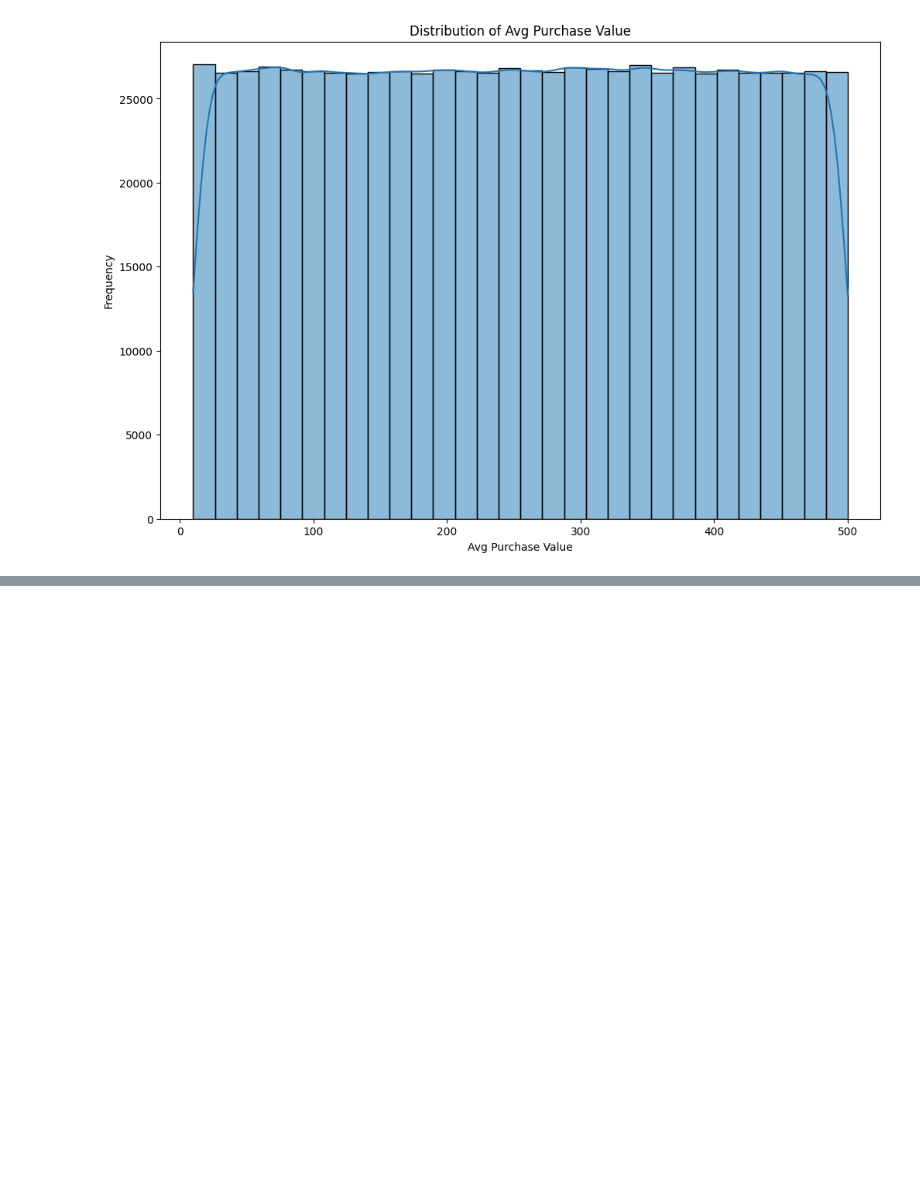
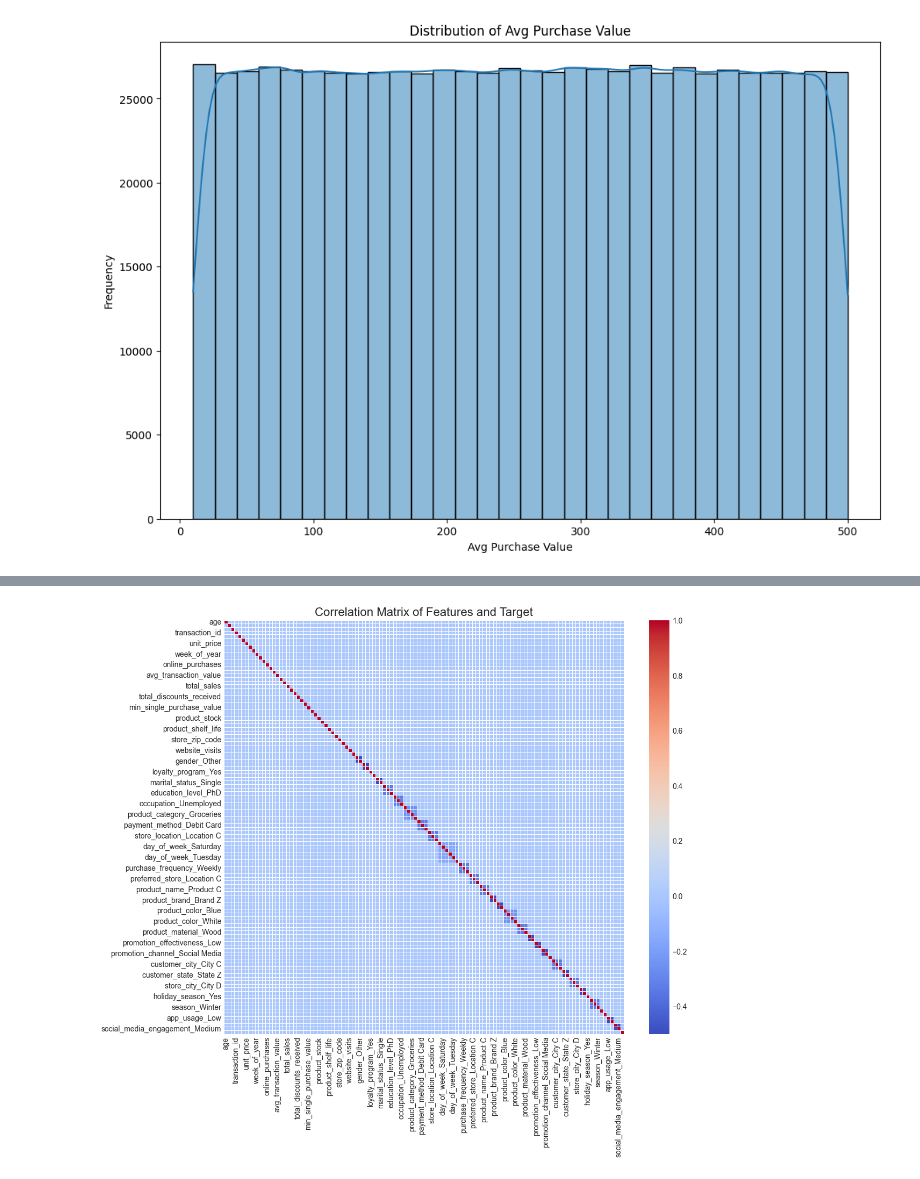
Before and after one commit to Shivansh-Verma7719/retail-task-cs-3410, a Jupyter notebook: notebooks/data_exploration.ipynb, the cells around one changed output, grey strips where cells are left out. Saved outputs shown, nothing was run; the diff lists cells and outputs as text; code cells hidden in the pictures; blank space fills up the shorter version.

Commit message:
feat: data is weird (corr)

```diff
--- a/notebooks/data_exploration.ipynb
+++ b/notebooks/data_exploration.ipynb
@@ -88,0 +124,9 @@ ValueError: could not convert string to float: 'Female'
+# %%
+X = df.drop('avg_purchase_value', axis=1)
+y = df['avg_purchase_value']
+
+# Apply the one-hot encoding
+X_processed = one_hot_encode(X)
+
+print("\n--- Processed Features (X) after One-Hot Encoding ---")
+print(X_processed.head())
@@ -88,0 +151,19 @@ ValueError: could not convert string to float: 'Female'
+# %%
+final_df = pd.concat([X_processed, y], axis=1)
+
+correlation_matrix = final_df.corr()
+
+# Visualize the correlation matrix using a heatmap
+plt.style.use('seaborn-v0_8-whitegrid')
+plt.figure(figsize=(12, 10))
+sns.heatmap(
+    correlation_matrix,
+    annot=False,          # Show the correlation values on the heatmap
+    cmap='coolwarm',     # Use a color map that's good for correlations (positive/negative)
+    fmt=".2f",           # Format the numbers to two decimal places
+    linewidths=.5
+)
+plt.title('Correlation Matrix of Features and Target', fontsize=16)
+plt.show()
+# %% [output]
+[figure, added]
```
Also changed, not shown: parts of 6 cells of this notebook, 8 other files.
